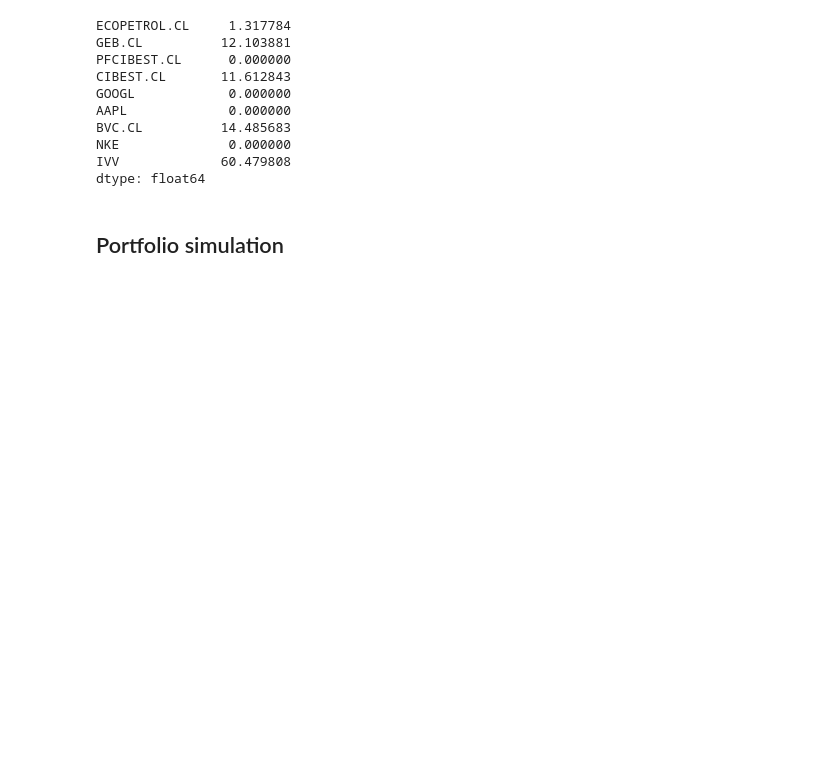
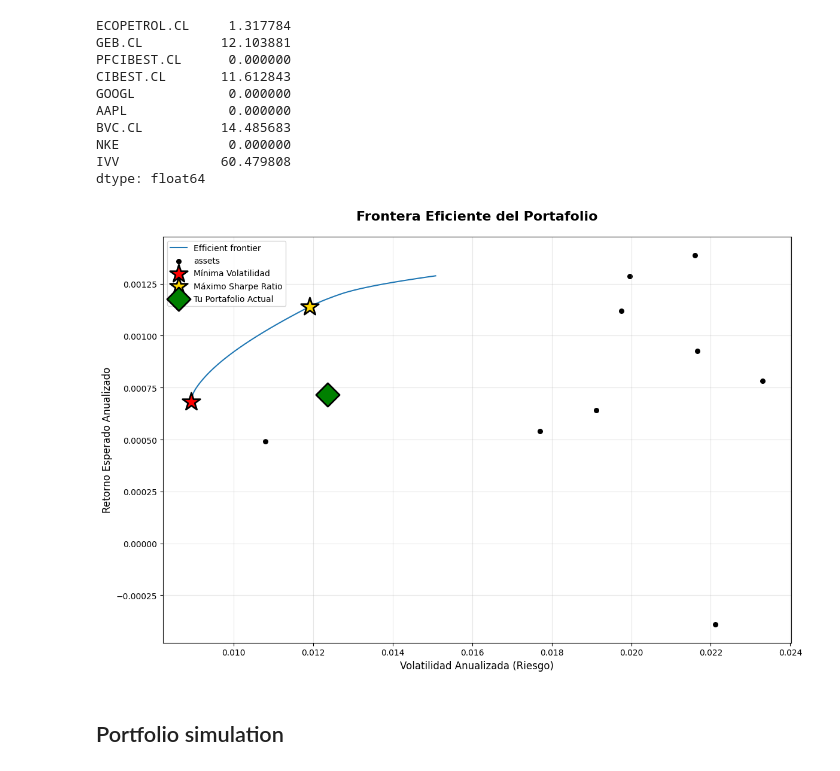
Before and after one commit to jaayg23/grade_CS, a Jupyter notebook: portfolios.ipynb, the cells around one changed output. Cells and saved outputs as stored; diff of their text form; code cells hidden in the pictures; blank space fills up the shorter version.

```diff
--- a/portfolios.ipynb
+++ b/portfolios.ipynb
@@ -245,6 +247,56 @@ BVC.CL          14.485683
 NKE              0.000000
 IVV             60.479808
 dtype: float64
+# %%
+# Crear la frontera eficiente inicial para graficar
+ef = EfficientFrontier(expected_stock_returns, cov_matrix_df, weight_bounds=(0, 1))
+
+# Crear figura
+fig, ax = plt.subplots(figsize=(12, 8))
+
+# Graficar la frontera eficiente
+plotting.plot_efficient_frontier(ef, ax=ax, show_assets=True)
+
+# 1. Portafolio de mínima volatilidad
+ef_min_vol = EfficientFrontier(expected_stock_returns, cov_matrix_df, weight_bounds=(0, 1))
+ef_min_vol.min_volatility()
+ret_min_vol, std_min_vol, _ = ef_min_vol.portfolio_performance()
+ax.scatter(std_min_vol, ret_min_vol, marker='*', s=500, c='red',
+           label='Mínima Volatilidad', edgecolors='black', linewidths=2, zorder=3)
+
+# 2. Portafolio de máximo Sharpe Ratio
+ef_max_sharpe = EfficientFrontier(expected_stock_returns, cov_matrix_df, weight_bounds=(0, 1))
+ef_max_sharpe.max_sharpe()
+ret_max_sharpe, std_max_sharpe, _ = ef_max_sharpe.portfolio_performance()
+ax.scatter(std_max_sharpe, ret_max_sharpe, marker='*', s=500, c='gold',
+           label='Máximo Sharpe Ratio', edgecolors='black', linewidths=2, zorder=3)
+
+# 3. Tu portafolio actual
+if weights is not None:
+    # Convertir pesos a array en el orden correcto
+    weights_array = np.array([weights.get(ticker, 0) for ticker in stock_returns.columns])
+
+    # Calcular retorno esperado del portafolio
+    ret_actual = np.dot(weights_array, expected_stock_returns)
+
+    # Calcular volatilidad del portafolio
+    std_actual = np.sqrt(np.dot(weights_array, np.dot(cov_matrix_df, weights_array)))
+
+    ax.scatter(std_actual, ret_actual, marker='D', s=400, c='green',
+               label='Tu Portafolio Actual', edgecolors='black', linewidths=2, zorder=3)
+
+# Configurar el gráfico
+ax.set_title('Frontera Eficiente del Portafolio', fontsize=16, fontweight='bold', pad=20)
+ax.set_xlabel('Volatilidad Anualizada (Riesgo)', fontsize=12)
+ax.set_ylabel('Retorno Esperado Anualizado', fontsize=12)
+ax.legend(loc='best', fontsize=10)
+ax.grid(True, alpha=0.3)
+
+plt.tight_layout()
+plt.savefig('frontera_eficiente.png', dpi=300, bbox_inches='tight')
+plt.show()
+# %% [output]
+[figure, added]
 # %% [markdown]
 ## Portfolio simulation
 # %%
```
Also changed, not shown: parts of 13 cells of this notebook, 6 other files.
